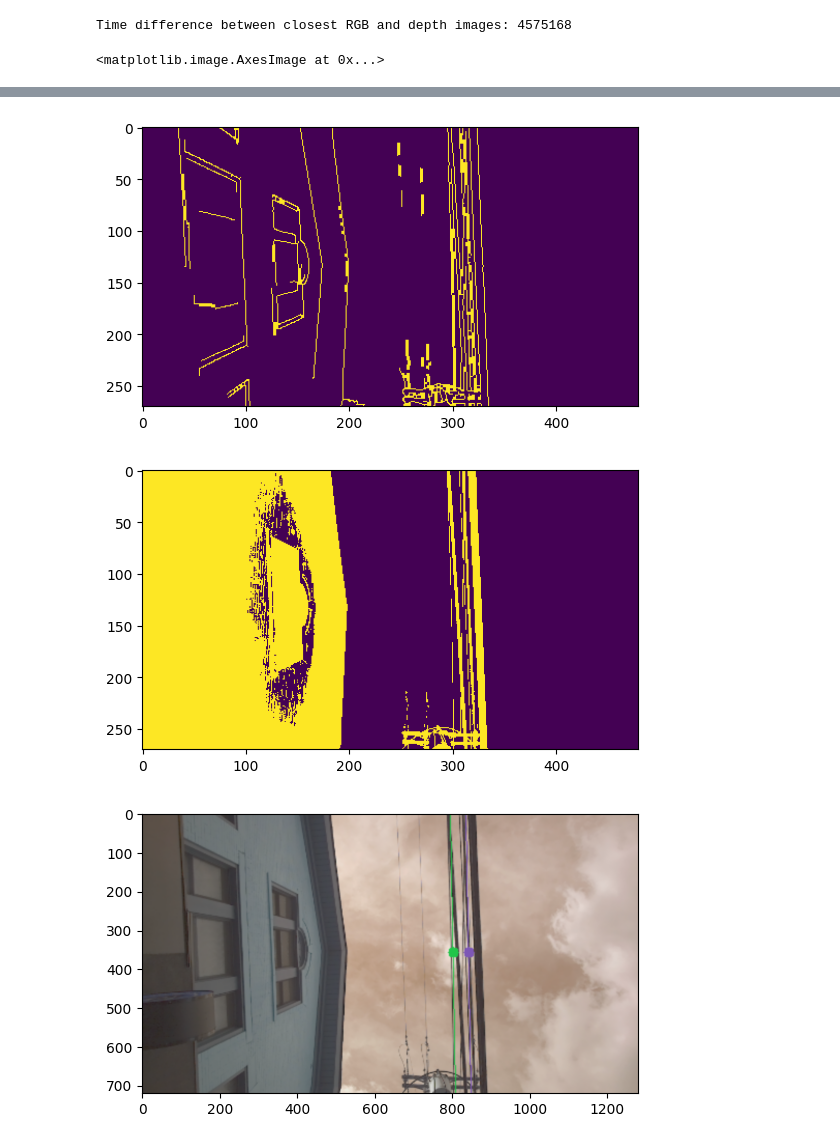
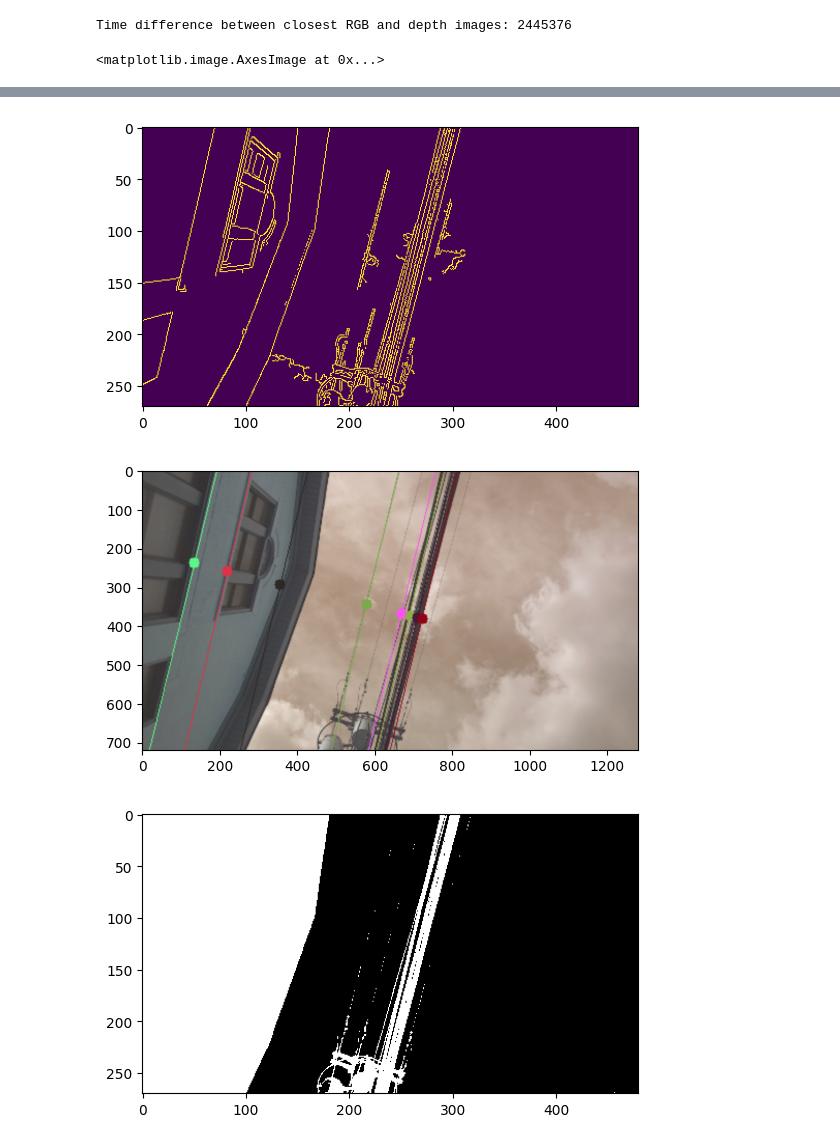
Before and after one commit to tharp789/wire_detection_tests, a Jupyter notebook: ransac_test.ipynb, the cells around one changed output, grey strips where cells are left out. Cells and saved outputs as stored; diff of their text form; code cells hidden in the pictures.

Commit message:
working roi detection

```diff
--- a/ransac_test.ipynb
+++ b/ransac_test.ipynb
@@ -15,19 +13,25 @@ Jupyter environment detected. Enabling Open3D WebVisualizer.
 # %%
-expansion_size = 3
-line_threshold = 100
-pixel_binning_size = 3
-low_canny_threshold =25
-high_canny_threshold = 200
-bin_avg_threshold_multiplier = 0.5
-value_threshold = 0.5
+with open('wire_detect_config.yaml', 'r') as file:
+    detection_config = yaml.safe_load(file)
+
+
+line_threshold = detection_config['line_threshold']
+pixel_binning_size = detection_config['pixel_binning_size']
+low_canny_threshold = detection_config['low_canny_threshold']
+high_canny_threshold = detection_config['high_canny_threshold']
+bin_avg_threshold_multiplier = detection_config['bin_avg_threshold_multiplier']
+value_threshold = detection_config['value_threshold']
 
 input_image_size = [480, 270]
 
 # Creat e a WireDetector instance
-wire_detector = wdu.WireDetector(line_threshold, expansion_size, low_canny_threshold, high_canny_threshold, pixel_binning_size, bin_avg_threshold_multiplier)
+wire_detector = wdu.WireDetector(line_threshold, low_canny_threshold, high_canny_threshold, pixel_binning_size, bin_avg_threshold_multiplier)
 
-target_timestamp = 1746650652972994304
 folder = '/media/tyler/Storage/field_tests/street_wire_experiments/wire_tracking_05-07_40fov/'
+# target_timestamp = 1746650652972994304 # straight wire
+target_timestamp = 1746650656862302432 # angled wire
+# folder = '/media/tyler/Storage/field_tests/acfa_3-21/'
+# target_timestamp = 1742581588251564064
 
 rgb_folder = folder + 'rgb_images/'
 depth_folder = folder + 'depth_images/'
@@ -57,7 +61,7 @@ depth = np.load(depth_folder + depth_image)
 assert img is not None, "Image not found"
 assert depth is not None, "Depth image not found"
 # %% [output]
-Time difference between closest RGB and depth images: 4575168
+Time difference between closest RGB and depth images: 2445376
 # %%
 img = cv2.resize(img, (input_image_size[0], input_image_size[1]))
 depth = cv2.resize(depth, (input_image_size[0], input_image_size[1]))
@@ -71,7 +75,7 @@ cv2.imwrite('detect_3d_output/seg_mask.jpg', seg_mask)
 plt.figure()
 plt.imshow(seg_mask)
 
-wire_lines, wire_midpoints, avg_angle = wire_detector.detect_wires_2d(seg_mask)
+wire_lines, wire_midpoints, avg_angle, midpoint_dists_wrt_center = wire_detector.detect_wires_2d(seg_mask)
 
 img_2d_detect = img.copy()
 rand_colors = np.random.randint(0, 256, (len(wire_midpoints), 3)).tolist()
@@ -86,5 +90,12 @@ end_time = datetime.datetime.now()
 cv2.imwrite('detect_3d_output/wire2d_detect.jpg', img_2d_detect)
 plt.figure()
 plt.imshow(img_2d_detect)
+
+# create value mask
+lower_black = np.array([0, 0, 0])
+upper_black = np.array([150,150,150])
+v_mask = cv2.inRange(img, lower_black, upper_black)
+plt.figure()
+plt.imshow(v_mask, cmap='gray')
 # %% [output]
 <matplotlib.image.AxesImage at 0x...>
@@ -92,3 +103,3 @@ plt.imshow(img_2d_detect)
-[figure, old version]
+[figure, new version]
-[figure, old version]
+[figure, new version]
-[figure, old version]
+[figure, new version]
```
Also changed, not shown: parts of 4 cells of this notebook, 19 other files.
